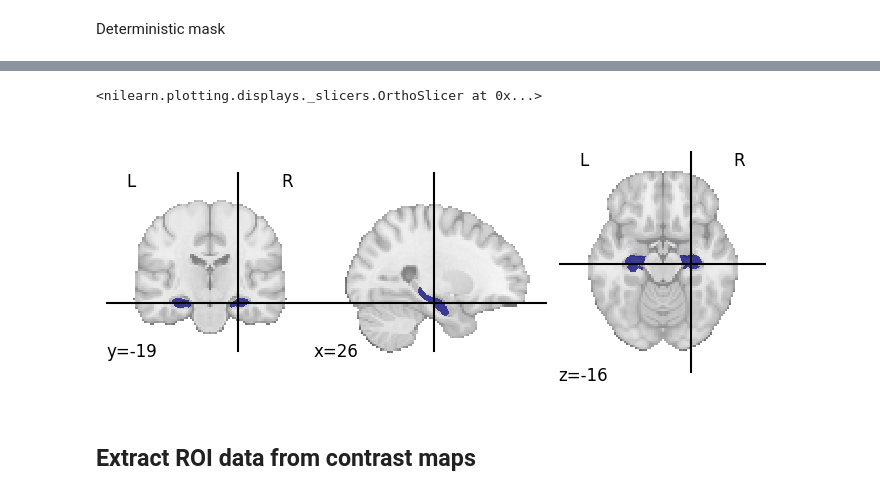
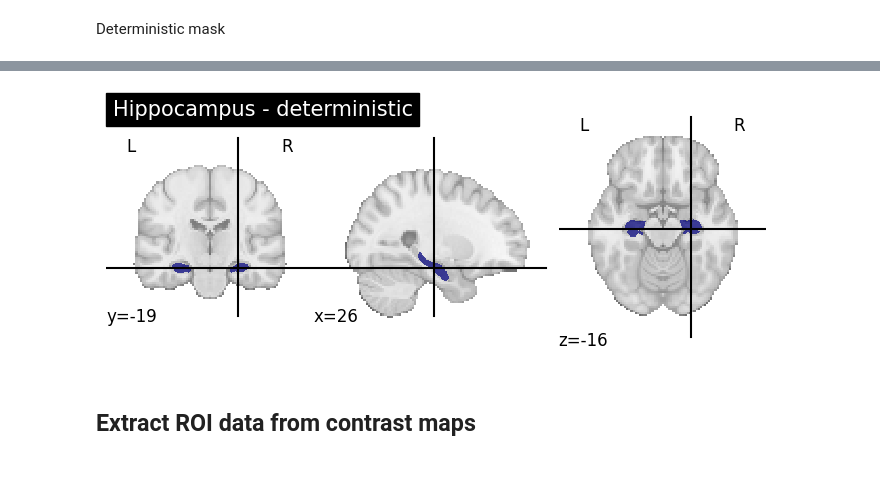
Before and after one commit to dominikpegler/tewa2-neuroimaging, a Jupyter notebook: assignments/group/Group assignment.ipynb, the cells around one changed output, grey strips where cells are left out. Cells and saved outputs as stored; diff of their text form; code cells hidden in the pictures.

```diff
--- a/assignments/group/Group assignment.ipynb
+++ b/assignments/group/Group assignment.ipynb
@@ -698,11 +660,13 @@ shape of the mask: (181, 217, 181)
 # %%
 # plotting.plot_roi(hipp_mask, title="Hippocampus - probabilistic")
 # plotting.plot_roi(image.binarize_img(hipp_mask, "10%"), title="Hippocampus - binarized")
 
-plotting.plot_roi(hipp_mask)  # , title="Hippocampus - deterministic")
+plotting.plot_roi(hipp_mask, title="Hippocampus - deterministic")
+
+# save to file without a title
+plotting.plot_roi(hipp_mask, output_file="figure_mask_hipp.png")
 # %% [output]
-<nilearn.plotting.displays._slicers.OrthoSlicer at 0x...>
-[figure, old version]
+[figure, new version]
 # %% [markdown]
 ## Extract ROI data from contrast maps
 # %%
```
Also changed, not shown: parts of 31 cells of this notebook.
